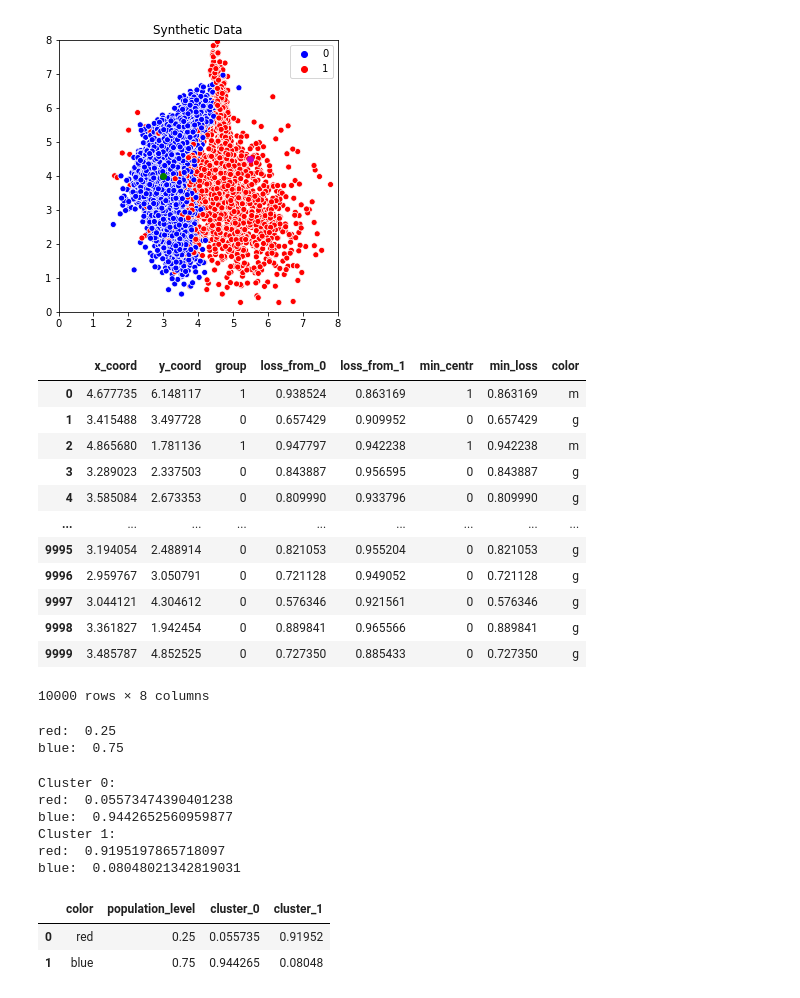
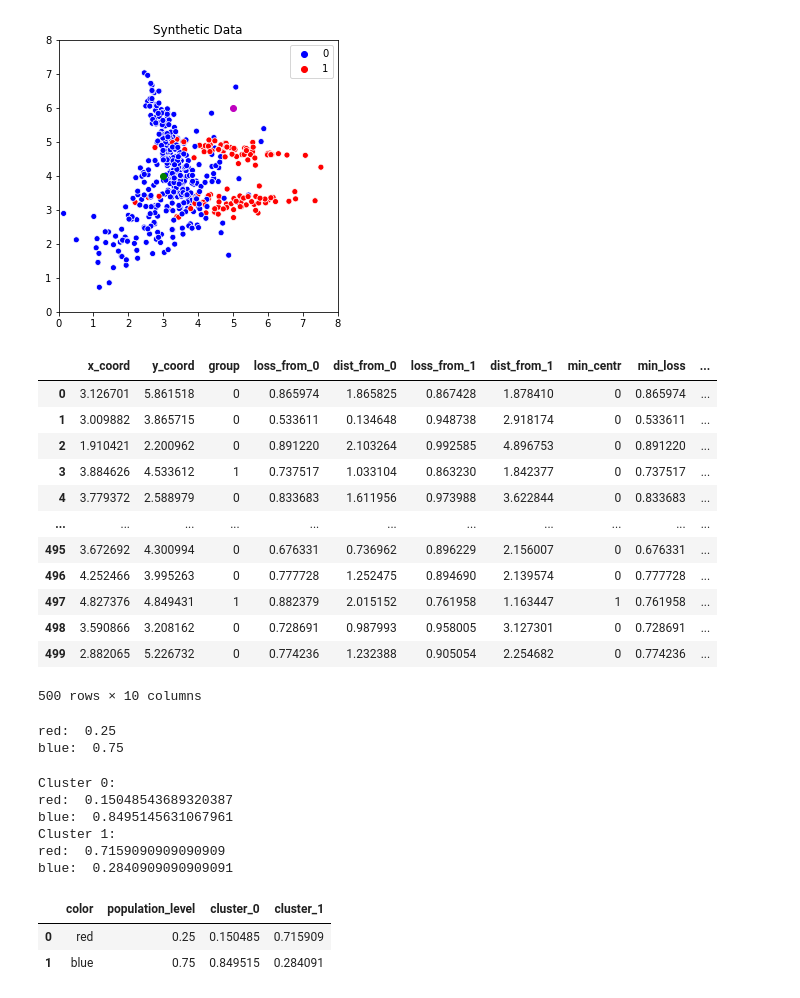
Before and after one commit to mbalestra/AllocateResourcesFairly, a Jupyter notebook: algorithm/synth_data.ipynb, the cells around one changed output. Cells and saved outputs as stored; diff of their text form; code cells hidden in the pictures.

```diff
--- a/algorithm/synth_data.ipynb
+++ b/algorithm/synth_data.ipynb
@@ -7,10 +7,13 @@ def calc_loss(x,y,x_ref,y_ref):
     distance = np.sqrt((((x-x_ref)**2)+((y-y_ref)**2)))
 
     # refer to the above distance function to determine individual loss
-    loss = 1/(1+ np.exp(-distance)) #converts distances to probability distribution
+    loss = 1/(1+ np.exp(-1*distance)) #converts distances to probability distribution
 
     #return distance
     return loss
+# %%
+def calc_dist(x,y,x_ref,y_ref):
+  return np.sqrt((((x-x_ref)**2)+((y-y_ref)**2)))
 # %%
 # this function compares the loss between two groups at a certain percentile level
 def compare_loss(group1,group2,percentile):
@@ -198,6 +198,7 @@ def assign_cluster(df, centroids):
     #loss based on euclidean distance for each individual point compared to both centroids
     #stored in dataframe
     df['loss_from_{}'.format(i)] = calc_loss(df['x_coord'], df['y_coord'], centroids[i][0], centroids[i][1])
+    df['dist_from_{}'.format(i)] = calc_dist(df['x_coord'], df['y_coord'], centroids[i][0], centroids[i][1])
 
   centroid_dist_col = ['loss_from_{}'.format(i) for i in centroids.keys()]
 
@@ -220,7 +221,7 @@ import pandas as pd
 
 
 # Generate Imbalanced Synthetic Data
-X,y = make_classification(n_samples=10000, shift=4 ,n_features=2,n_informative=2, n_redundant=0, n_repeated=0, n_classes=2, n_clusters_per_class=2,class_sep=.8,flip_y=0,weights=[0.75,0.25], random_state=55)
+X,y = make_classification(n_samples=500, shift=4 ,n_features=2,n_informative=2, n_redundant=0, n_repeated=0, n_classes=2, n_clusters_per_class=2,class_sep=.8,flip_y=0,weights=[0.75,0.25], random_state=55)
 
 #create dataframe to hold x and y coordinates
 df = pd.DataFrame({
@@ -233,53 +234,53 @@ df = pd.DataFrame({
 # if group = 1, then the point is in the red group
 df['group'] = y
 
 
 # np.random.seed(42)
 
 #arbitrarily picked random k (number of centroids)
 k = 2
 
 #randomly initialized centroid x and y coordinates (in real data we will actually have these coordinates)
 centroids = {
-    0: [3,4],
-    1: [5.5, 4.5]
+    0: (3,4),
+    1: (5, 6)
 }
 
 #colors for centroids
 color_map = {0: 'g', 1: 'm'}
 
 
 #plot synthetic data
 fig = plt.figure(figsize=(5,5))
 ax = sns.scatterplot(X[:,0],X[:,1],hue=y, palette=['blue','red'])
 
 for i in centroids.keys():
   plt.scatter(centroids[i][0], centroids[i][1], color=color_map[i])
 df = assign_cluster(df, centroids)
 df
 plt.xlim(0, 8)
 plt.ylim(0, 8)
 ax.set_title("Synthetic Data");
 plt.show()
 # %% [output]
-[figure, old version]
+[figure, new version]
 # %%
 df = assign_cluster(df, centroids)
 df
 # %% [output]
-|  | x_coord | y_coord | group | loss_from_0 | loss_from_1 | min_centr | min_loss | color |
-| 0 | 4.677735 | 6.148117 | 1 | 0.938524 | 0.863169 | 1 | 0.863169 | m |
-| 1 | 3.415488 | 3.497728 | 0 | 0.657429 | 0.909952 | 0 | 0.657429 | g |
-| 2 | 4.865680 | 1.781136 | 1 | 0.947797 | 0.942238 | 1 | 0.942238 | m |
-| 3 | 3.289023 | 2.337503 | 0 | 0.843887 | 0.956595 | 0 | 0.843887 | g |
-| 4 | 3.585084 | 2.673353 | 0 | 0.809990 | 0.933796 | 0 | 0.809990 | g |
-| ... | ... | ... | ... | ... | ... | ... | ... | ... |
-| 9995 | 3.194054 | 2.488914 | 0 | 0.821053 | 0.955204 | 0 | 0.821053 | g |
-| 9996 | 2.959767 | 3.050791 | 0 | 0.721128 | 0.949052 | 0 | 0.721128 | g |
-| 9997 | 3.044121 | 4.304612 | 0 | 0.576346 | 0.921561 | 0 | 0.576346 | g |
-| 9998 | 3.361827 | 1.942454 | 0 | 0.889841 | 0.965566 | 0 | 0.889841 | g |
-| 9999 | 3.485787 | 4.852525 | 0 | 0.727350 | 0.885433 | 0 | 0.727350 | g |
+|  | x_coord | y_coord | group | loss_from_0 | dist_from_0 | loss_from_1 | dist_from_1 | min_centr | min_loss | ... |
+| 0 | 3.126701 | 5.861518 | 0 | 0.865974 | 1.865825 | 0.867428 | 1.878410 | 0 | 0.865974 | ... |
+| 1 | 3.009882 | 3.865715 | 0 | 0.533611 | 0.134648 | 0.948738 | 2.918174 | 0 | 0.533611 | ... |
+| 2 | 1.910421 | 2.200962 | 0 | 0.891220 | 2.103264 | 0.992585 | 4.896753 | 0 | 0.891220 | ... |
+| 3 | 3.884626 | 4.533612 | 1 | 0.737517 | 1.033104 | 0.863230 | 1.842377 | 0 | 0.737517 | ... |
+| 4 | 3.779372 | 2.588979 | 0 | 0.833683 | 1.611956 | 0.973988 | 3.622844 | 0 | 0.833683 | ... |
+| ... | ... | ... | ... | ... | ... | ... | ... | ... | ... | ... |
+| 495 | 3.672692 | 4.300994 | 0 | 0.676331 | 0.736962 | 0.896229 | 2.156007 | 0 | 0.676331 | ... |
+| 496 | 4.252466 | 3.995263 | 0 | 0.777728 | 1.252475 | 0.894690 | 2.139574 | 0 | 0.777728 | ... |
+| 497 | 4.827376 | 4.849431 | 1 | 0.882379 | 2.015152 | 0.761958 | 1.163447 | 1 | 0.761958 | ... |
+| 498 | 3.590866 | 3.208162 | 0 | 0.728691 | 0.987993 | 0.958005 | 3.127301 | 0 | 0.728691 | ... |
+| 499 | 2.882065 | 5.226732 | 0 | 0.774236 | 1.232388 | 0.905054 | 2.254682 | 0 | 0.774236 | ... |
-10000 rows × 8 columns
+500 rows × 10 columns
 # %%
 #all points clustered around centroid 0
 clust_0 = df[df['min_centr'] == 0]
@@ -353,14 +356,14 @@ color_rates = pd.DataFrame({'color': ['red', 'blue'],
 color_rates
 # %% [output]
 Cluster 0:
-red:  0.05573474390401238
-blue:  0.9442652560959877
+red:  0.15048543689320387
+blue:  0.8495145631067961
 Cluster 1:
-red:  0.9195197865718097
-blue:  0.08048021342819031
+red:  0.7159090909090909
+blue:  0.2840909090909091
 |  | color | population_level | cluster_0 | cluster_1 |
-| 0 | red | 0.25 | 0.055735 | 0.91952 |
-| 1 | blue | 0.75 | 0.944265 | 0.08048 |
+| 0 | red | 0.25 | 0.150485 | 0.715909 |
+| 1 | blue | 0.75 | 0.849515 | 0.284091 |
 # %%
 #plot representing the percentage differences in red/blue group representation on population/cluster level
 plt.scatter(color_rates['color'], color_rates['population_level'],label='population level')
```
Also changed, not shown: parts of 9 cells of this notebook, 1 other file.
